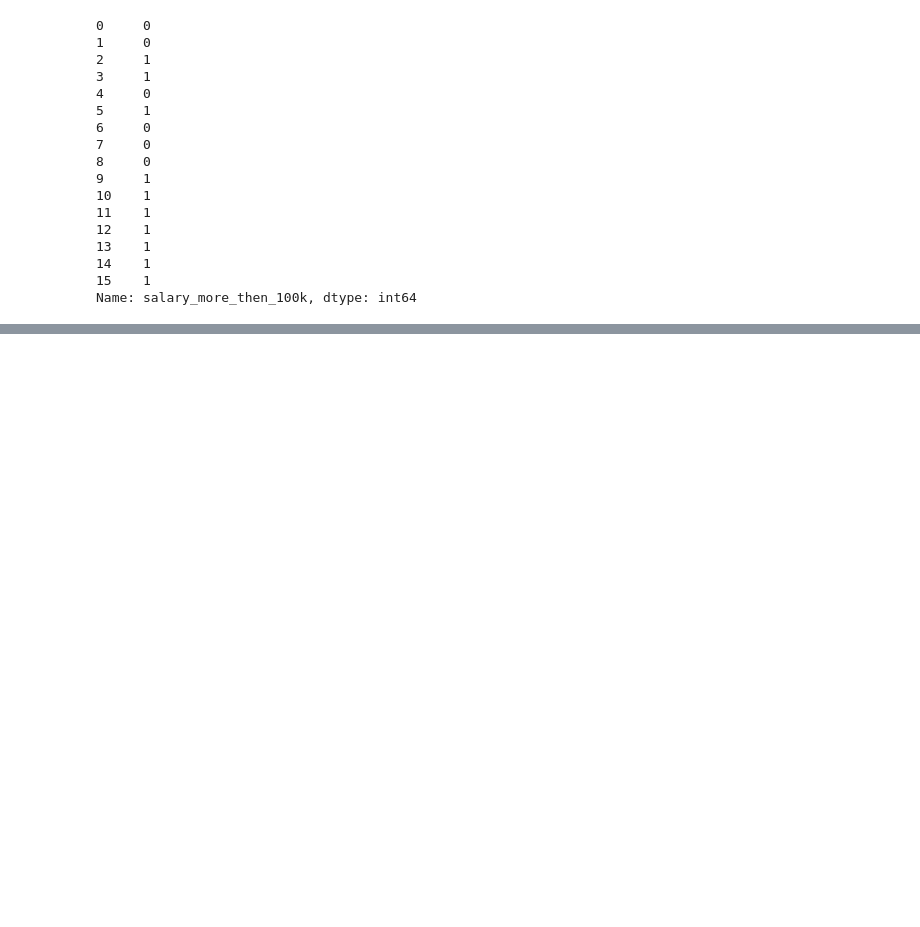
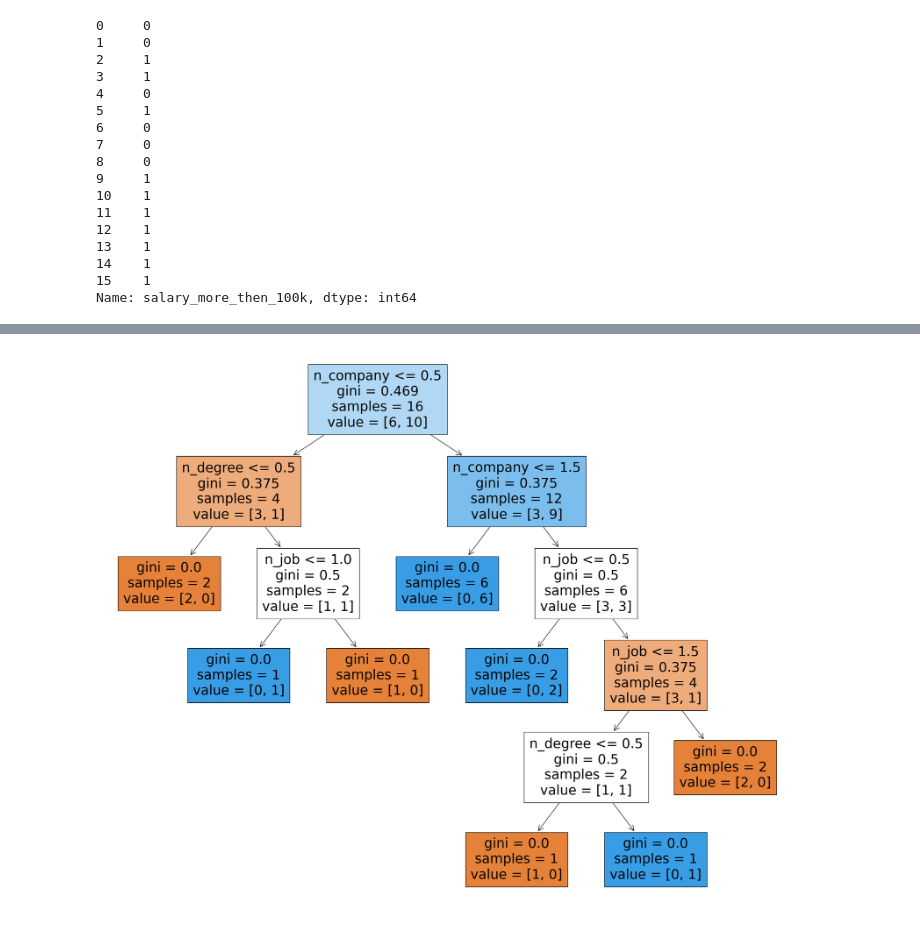
Before and after one commit to zerouchi/Machine-Learning, a Jupyter notebook: dicision_Tree/tree.ipynb, the cells around one changed output, grey strips where cells are left out. Saved outputs shown, nothing was run; the diff lists cells and outputs as text; code cells hidden in the pictures; blank space fills up the shorter version.

```diff
--- a/dicision_Tree/tree.ipynb
+++ b/dicision_Tree/tree.ipynb
@@ -70,4 +87,4 @@ inputs
 | 14 | facebook | computer programmer | bachelors | 1 | 1 | 0 |
 | 15 | facebook | computer programmer | masters | 1 | 1 | 1 |
 # %%
-inputs_n = inputs.drop(['company','job','degree'],axis='columns')
+inputs = inputs.drop(["company","job","degree"], axis="columns")
@@ -123,4 +111,4 @@ X_train, X_test, y_train, y_test = train_test_split(X, y, test_size=0.2, random_
 # %%
 from sklearn import tree
-model_gini = tree.DecisionTreeClassifier(criterion='gini')
-model_entropy = tree.DecisionTreeClassifier(criterion = "entropy")
+
+model = tree.DecisionTreeClassifier()
@@ -140,0 +115,2 @@ print(model_entropy.score(X_train,y_train),model_entropy.score(X_test,y_test))
+# %%
+model.fit(inputs,target)
@@ -140,0 +143,10 @@ print(model_entropy.score(X_train,y_train),model_entropy.score(X_test,y_test))
+# %%
+import matplotlib.pyplot as plt
+
+
+fig = plt.figure(figsize=(25, 20))
+_ = tree.plot_tree(model,
+                   feature_names=inputs.columns,
+                   filled=True)
+# %% [output]
+[figure, added]
```
Also changed, not shown: parts of 21 cells of this notebook, 1 other file.
